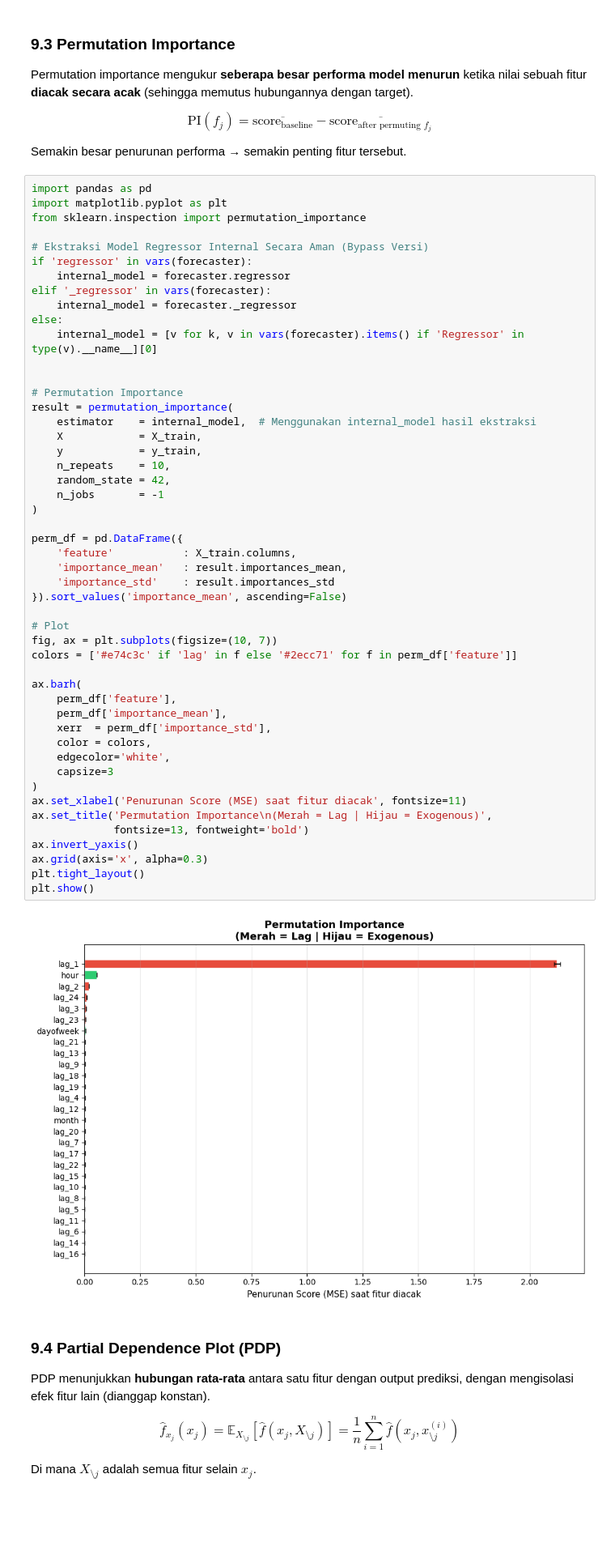
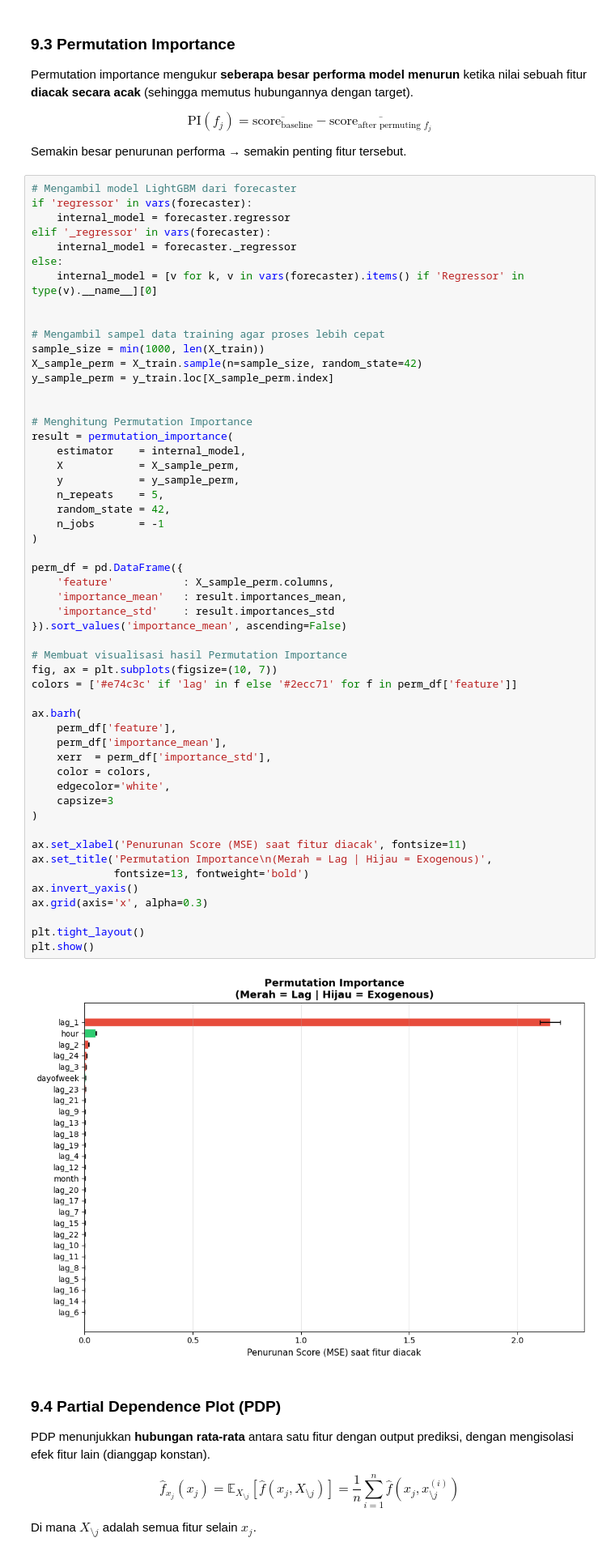
Before and after one commit to fathulamin987/Pendata, a Jupyter notebook: _sources/analisis.ipynb, the cells around one changed output. Shown at 81% size. Saved outputs shown, nothing was run; the diff lists cells and outputs as text; blank space fills up the shorter version.

```diff
--- a/_sources/analisis.ipynb
+++ b/_sources/analisis.ipynb
@@ -514,11 +514,7 @@ $$
 
 Semakin besar penurunan performa → semakin penting fitur tersebut.
 # %%
-import pandas as pd
-import matplotlib.pyplot as plt
-from sklearn.inspection import permutation_importance
-
-# Ekstraksi Model Regressor Internal Secara Aman (Bypass Versi)
+# Mengambil model LightGBM dari forecaster
 if 'regressor' in vars(forecaster):
     internal_model = forecaster.regressor
 elif '_regressor' in vars(forecaster):
@@ -527,43 +523,51 @@ else:
     internal_model = [v for k, v in vars(forecaster).items() if 'Regressor' in type(v).__name__][0]
 
 
-# Permutation Importance
+# Mengambil sampel data training agar proses lebih cepat
+sample_size = min(1000, len(X_train))
+X_sample_perm = X_train.sample(n=sample_size, random_state=42)
+y_sample_perm = y_train.loc[X_sample_perm.index]
+
+
+# Menghitung Permutation Importance
 result = permutation_importance(
-    estimator    = internal_model,  # Menggunakan internal_model hasil ekstraksi
-    X            = X_train,
-    y            = y_train,
-    n_repeats    = 10,
+    estimator    = internal_model,
+    X            = X_sample_perm,
+    y            = y_sample_perm,
+    n_repeats    = 5,
     random_state = 42,
     n_jobs       = -1
 )
 
 perm_df = pd.DataFrame({
-    'feature'           : X_train.columns,
+    'feature'           : X_sample_perm.columns,
     'importance_mean'   : result.importances_mean,
     'importance_std'    : result.importances_std
 }).sort_values('importance_mean', ascending=False)
 
-# Plot
+# Membuat visualisasi hasil Permutation Importance
 fig, ax = plt.subplots(figsize=(10, 7))
 colors = ['#e74c3c' if 'lag' in f else '#2ecc71' for f in perm_df['feature']]
 
 ax.barh(
     perm_df['feature'],
     perm_df['importance_mean'],
     xerr  = perm_df['importance_std'],
     color = colors,
     edgecolor='white',
     capsize=3
 )
+
 ax.set_xlabel('Penurunan Score (MSE) saat fitur diacak', fontsize=11)
 ax.set_title('Permutation Importance\n(Merah = Lag | Hijau = Exogenous)',
              fontsize=13, fontweight='bold')
 ax.invert_yaxis()
 ax.grid(axis='x', alpha=0.3)
+
 plt.tight_layout()
 plt.show()
 # %% [output]
-[figure, old version]
+[figure, new version]
 # %% [markdown]
 ### 9.4 Partial Dependence Plot (PDP)
 
```
Also changed, not shown: parts of 1 cell of this notebook, 5 other files.
